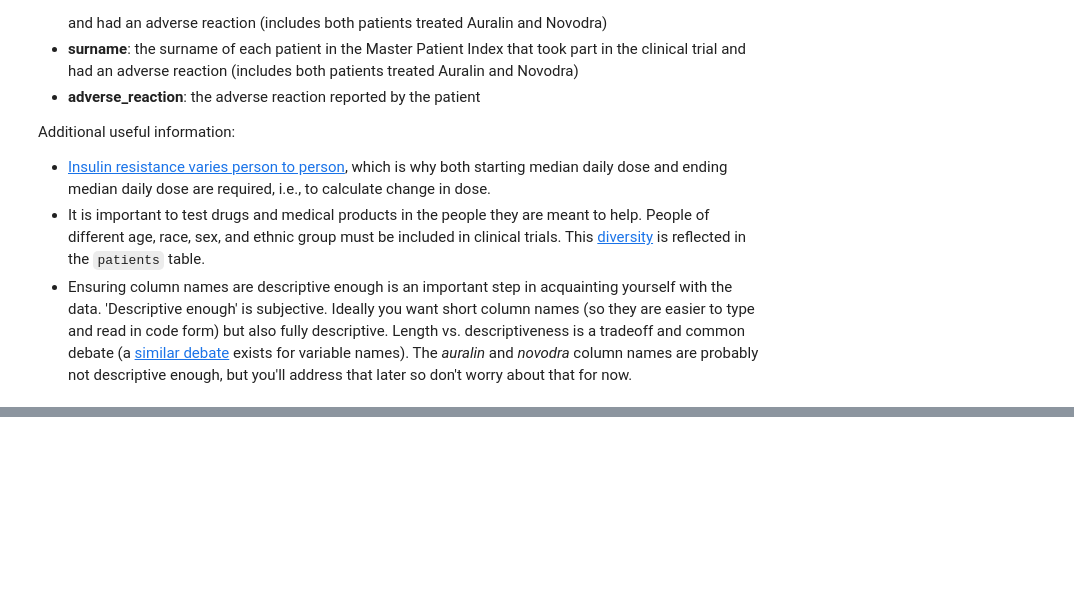
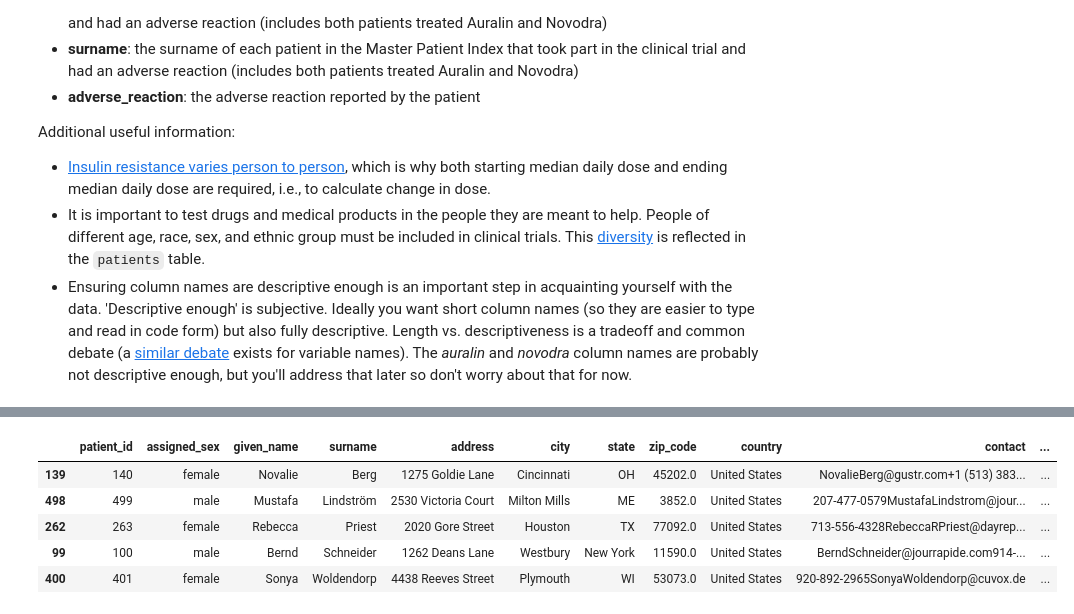
Before and after one commit to sethbrown19/Data_Assess, a Jupyter notebook: data_assess_1.ipynb, the cells around one changed output, grey strips where cells are left out. Saved outputs shown, nothing was run; the diff lists cells and outputs as text; code cells hidden in the pictures; blank space fills up the shorter version.

```diff
--- a/data_assess_1.ipynb
+++ b/data_assess_1.ipynb
@@ -99,0 +113,9 @@ Additional useful information:
+# %%
+patients.sample(5)
+# %% [output]
+|  | patient_id | assigned_sex | given_name | surname | address | city | state | zip_code | country | contact | ... |
+| 139 | 140 | female | Novalie | Berg | 1275 Goldie Lane | Cincinnati | OH | 45202.0 | United States | NovalieBerg@gustr.com+1 (513) 383... | ... |
+| 498 | 499 | male | Mustafa | Lindström | 2530 Victoria Court | Milton Mills | ME | 3852.0 | United States | 207-477-0579MustafaLindstrom@jour... | ... |
+| 262 | 263 | female | Rebecca | Priest | 2020 Gore Street | Houston | TX | 77092.0 | United States | 713-556-4328RebeccaRPriest@dayrep... | ... |
+| 99 | 100 | male | Bernd | Schneider | 1262 Deans Lane | Westbury | New York | 11590.0 | United States | BerndSchneider@jourrapide.com914-... | ... |
+| 400 | 401 | female | Sonya | Woldendorp | 4438 Reeves Street | Plymouth | WI | 53073.0 | United States | 920-892-2965SonyaWoldendorp@cuvox.de | ... |
```
Also changed, not shown: parts of 8 cells of this notebook.
